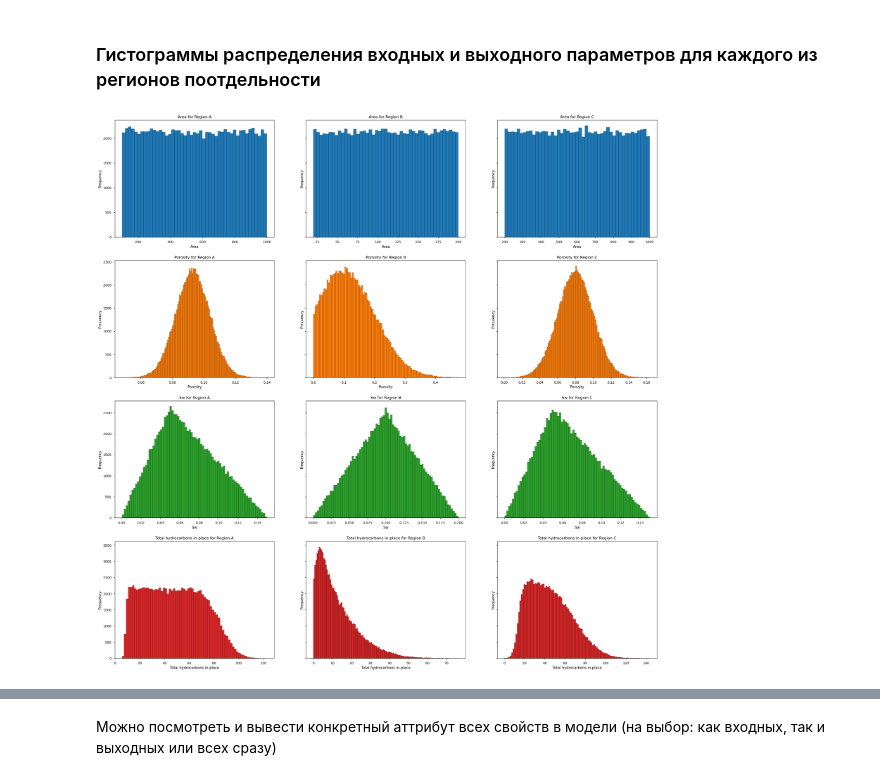
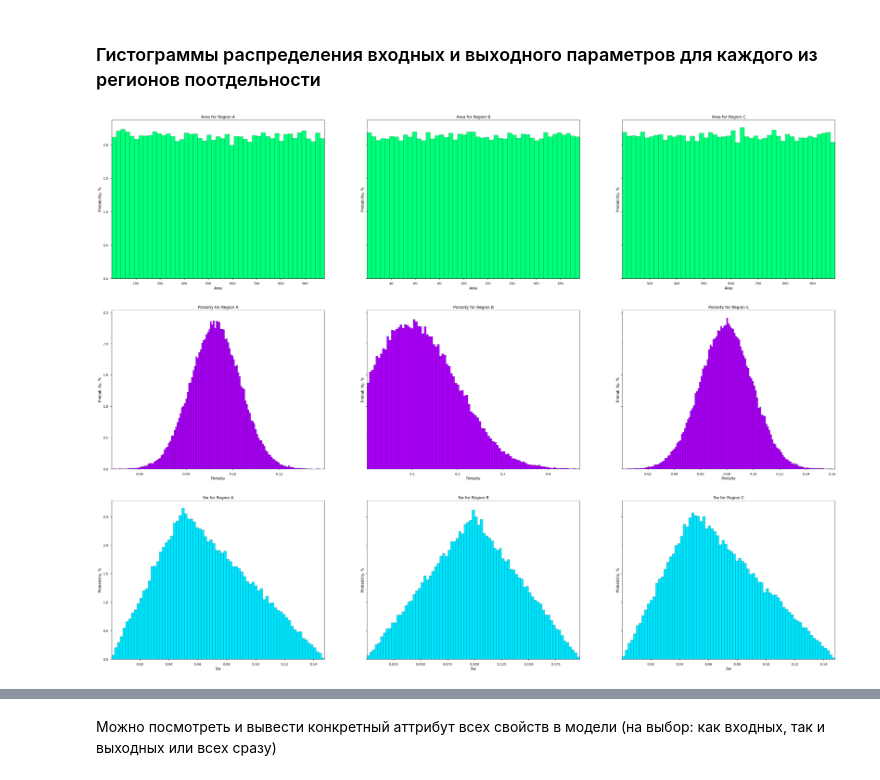
Before and after one commit to sup3r-g/PetroGeoSim, a Jupyter notebook: examples/PetroGeoSim Probabilistic Reserves RU.ipynb, the cells around one changed output, grey strips where cells are left out. Drawn from its saved outputs; the diff is of its cells as text; code cells hidden in the pictures.

```diff
--- a/examples/PetroGeoSim Probabilistic Reserves RU.ipynb
+++ b/examples/PetroGeoSim Probabilistic Reserves RU.ipynb
@@ -287,7 +287,7 @@ print(model.results)
         73.68031372,  54.81915461])}
 # %% [markdown]
 ### Гистограммы распределения входных и выходного параметров для каждого из регионов поотдельности
-# %%
-visualize_properties(model, figsize=(30, 30))
-# %% [output]
-[figure, removed]
+# %%
+visualize_input_properties(model)
+# %% [output]
+[figure, added]
```
Also changed, not shown: parts of 3 cells of this notebook, 8 other files.
